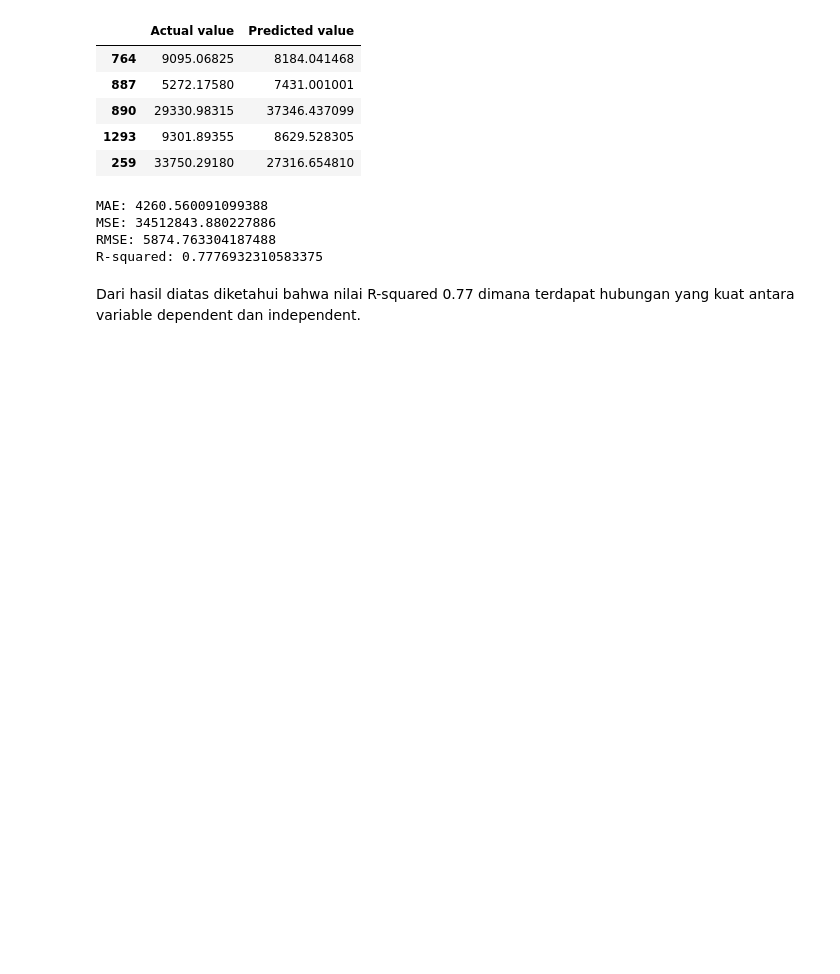
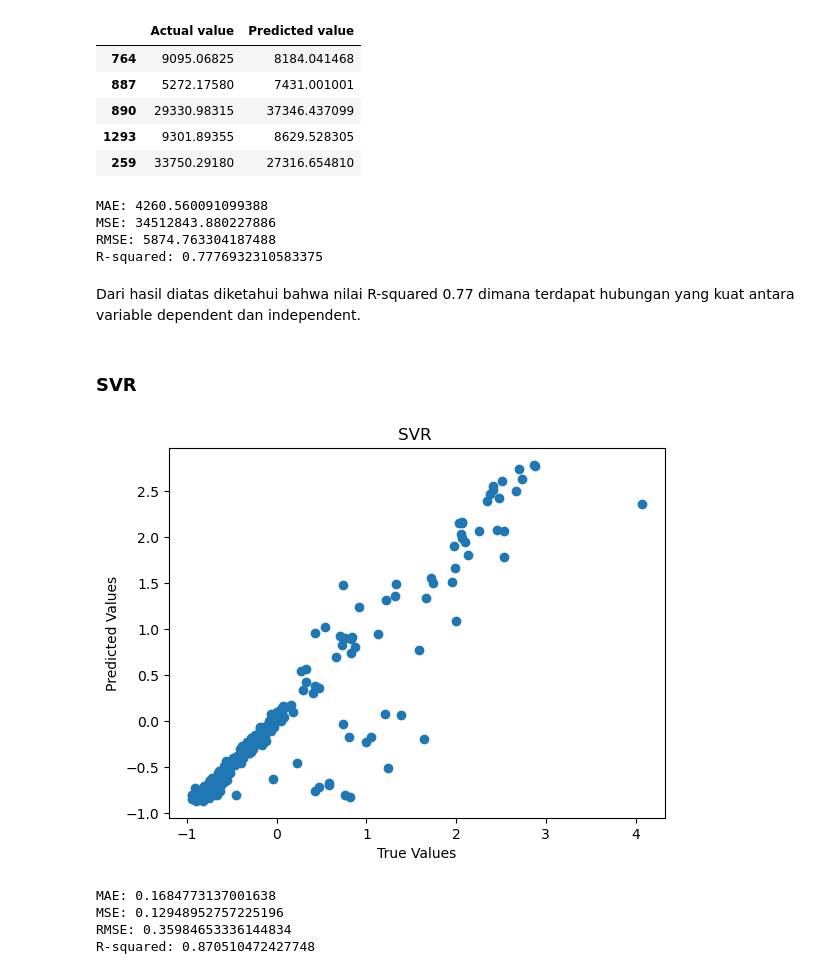
Before and after one commit to AdamPoi/machine-learning-polinema, a Jupyter notebook: week03-regression/tugas.ipynb, the cells around one changed output. Saved outputs shown, nothing was run; the diff lists cells and outputs as text; code cells hidden in the pictures; blank space fills up the shorter version.

```diff
--- a/week03-regression/tugas.ipynb
+++ b/week03-regression/tugas.ipynb
@@ -166,3 +167,51 @@ RMSE: 5874.763304187488
 R-squared: 0.7776932310583375
 # %% [markdown]
 Dari hasil diatas diketahui bahwa nilai R-squared 0.77 dimana terdapat hubungan yang kuat antara variable dependent dan independent.
+# %% [markdown]
+### SVR
+# %%
+# feature scalling
+from sklearn.preprocessing import StandardScaler
+sc = StandardScaler()
+x_scaled = sc.fit_transform(x_train)
+x_test_scaled = sc.fit_transform(x_test)
+y_scaled = sc.fit_transform(y_train.values.reshape(-1,1))
+y_test_scaled = sc.fit_transform(y_test.values.reshape(-1,1))
+# %%
+from sklearn.svm import SVR
+regressor = SVR(kernel='rbf')
+regressor.fit(x_test_scaled,y_test_scaled)
+y_pred = regressor.predict(x_test_scaled)
+
+plt.scatter(y_test_scaled,y_pred)
+# plt.plot(y_test_scaled, y_pred,color='red')
+plt.title('SVR ')
+plt.xlabel('True Values')
+plt.ylabel('Predicted Values')
+plt.show()
+# %% [output]
+[figure, added]
+# %%
+from sklearn.metrics import mean_absolute_error, mean_squared_error, r2_score
+
+# Menghitung MAE
+mae = mean_absolute_error(y_test_scaled, y_pred)
+
+# Menghitung MSE
+mse = mean_squared_error(y_test_scaled, y_pred)
+
+# Menghitung RMSE
+rmse = np.sqrt(mse)
+
+# Menghitung R-squared
+r2 = r2_score(y_test_scaled, y_pred)
+
+print("MAE:", mae)
+print("MSE:", mse)
+print("RMSE:", rmse)
+print("R-squared:", r2)
+# %% [output]
+MAE: 0.1684773137001638
+MSE: 0.12948952757225196
+RMSE: 0.35984653336144834
+R-squared: 0.870510472427748
```
Also changed, not shown: parts of 4 cells of this notebook, 1 other file.
